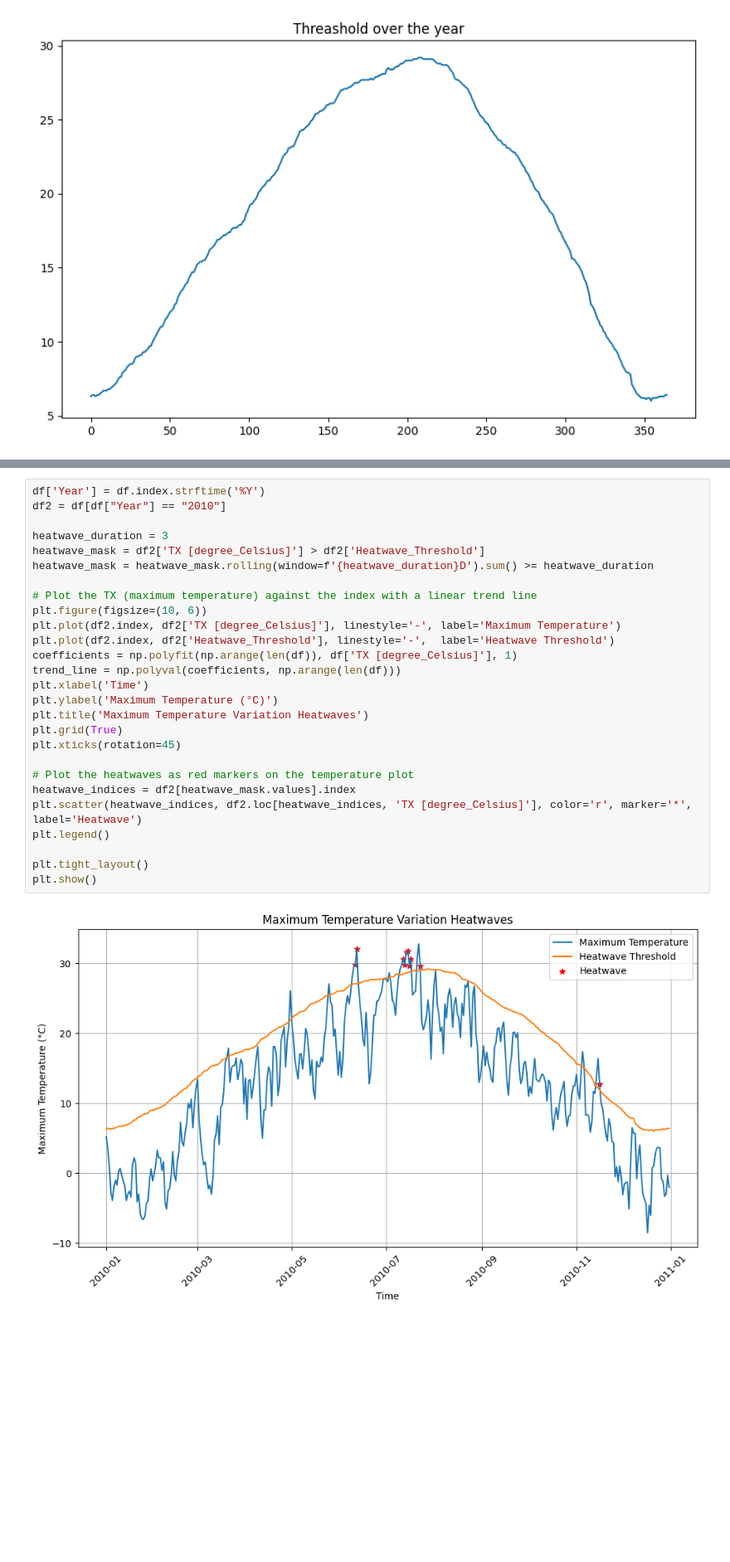
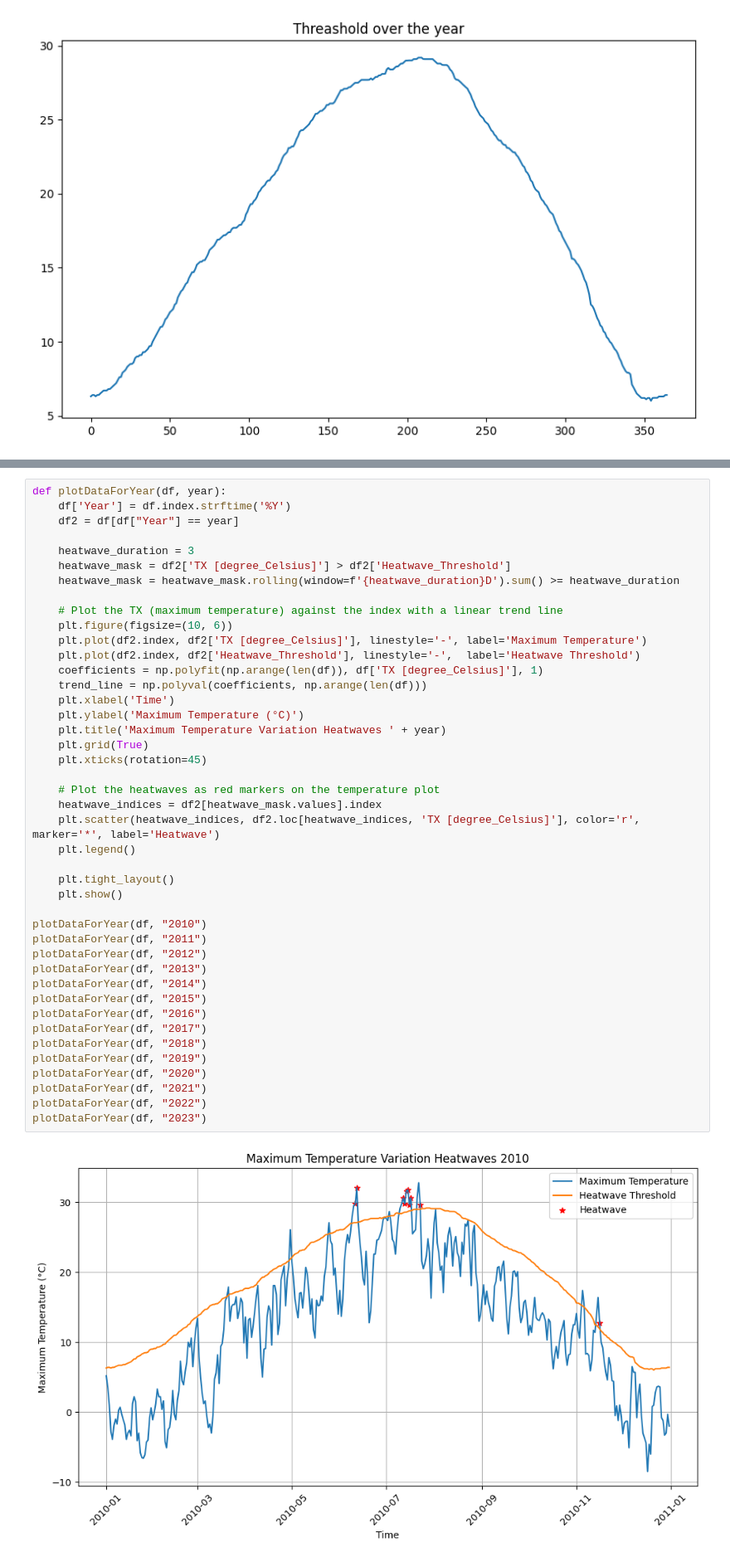
Before and after one commit to Wipfi/HeatwaveAnalysisGallmannsegg, a Jupyter notebook: hwmid_Gallmannsegg.ipynb, the cells around one changed output, grey strips where cells are left out. Shown at 83% size. Drawn from its saved outputs; the diff is of its cells as text; blank space fills up the shorter version.

```diff
--- a/hwmid_Gallmannsegg.ipynb
+++ b/hwmid_Gallmannsegg.ipynb
@@ -144,29 +151,45 @@ plt.show()
 # %%
-df['Year'] = df.index.strftime('%Y')
-df2 = df[df["Year"] == "2010"]
+def plotDataForYear(df, year):
+    df['Year'] = df.index.strftime('%Y')
+    df2 = df[df["Year"] == year]
 
-heatwave_duration = 3
-heatwave_mask = df2['TX [degree_Celsius]'] > df2['Heatwave_Threshold']
-heatwave_mask = heatwave_mask.rolling(window=f'{heatwave_duration}D').sum() >= heatwave_duration
+    heatwave_duration = 3
+    heatwave_mask = df2['TX [degree_Celsius]'] > df2['Heatwave_Threshold']
+    heatwave_mask = heatwave_mask.rolling(window=f'{heatwave_duration}D').sum() >= heatwave_duration
 
-# Plot the TX (maximum temperature) against the index with a linear trend line
-plt.figure(figsize=(10, 6))
-plt.plot(df2.index, df2['TX [degree_Celsius]'], linestyle='-', label='Maximum Temperature')
-plt.plot(df2.index, df2['Heatwave_Threshold'], linestyle='-',  label='Heatwave Threshold')
-coefficients = np.polyfit(np.arange(len(df)), df['TX [degree_Celsius]'], 1)
-trend_line = np.polyval(coefficients, np.arange(len(df)))
-plt.xlabel('Time')
-plt.ylabel('Maximum Temperature (°C)')
-plt.title('Maximum Temperature Variation Heatwaves')
-plt.grid(True)
-plt.xticks(rotation=45)
+    # Plot the TX (maximum temperature) against the index with a linear trend line
+    plt.figure(figsize=(10, 6))
+    plt.plot(df2.index, df2['TX [degree_Celsius]'], linestyle='-', label='Maximum Temperature')
+    plt.plot(df2.index, df2['Heatwave_Threshold'], linestyle='-',  label='Heatwave Threshold')
+    coefficients = np.polyfit(np.arange(len(df)), df['TX [degree_Celsius]'], 1)
+    trend_line = np.polyval(coefficients, np.arange(len(df)))
+    plt.xlabel('Time')
+    plt.ylabel('Maximum Temperature (°C)')
+    plt.title('Maximum Temperature Variation Heatwaves ' + year)
+    plt.grid(True)
+    plt.xticks(rotation=45)
 
-# Plot the heatwaves as red markers on the temperature plot
-heatwave_indices = df2[heatwave_mask.values].index
-plt.scatter(heatwave_indices, df2.loc[heatwave_indices, 'TX [degree_Celsius]'], color='r', marker='*', label='Heatwave')
-plt.legend()
+    # Plot the heatwaves as red markers on the temperature plot
+    heatwave_indices = df2[heatwave_mask.values].index
+    plt.scatter(heatwave_indices, df2.loc[heatwave_indices, 'TX [degree_Celsius]'], color='r', marker='*', label='Heatwave')
+    plt.legend()
 
-plt.tight_layout()
-plt.show()
+    plt.tight_layout()
+    plt.show()
+
+plotDataForYear(df, "2010")
+plotDataForYear(df, "2011")
+plotDataForYear(df, "2012")
+plotDataForYear(df, "2013")
+plotDataForYear(df, "2014")
+plotDataForYear(df, "2015")
+plotDataForYear(df, "2016")
+plotDataForYear(df, "2017")
+plotDataForYear(df, "2018")
+plotDataForYear(df, "2019")
+plotDataForYear(df, "2020")
+plotDataForYear(df, "2021")
+plotDataForYear(df, "2022")
+plotDataForYear(df, "2023")
 # %% [output]
-[figure, old version]
+[figure, new version]
```
Also changed, not shown: parts of 5 cells of this notebook.
